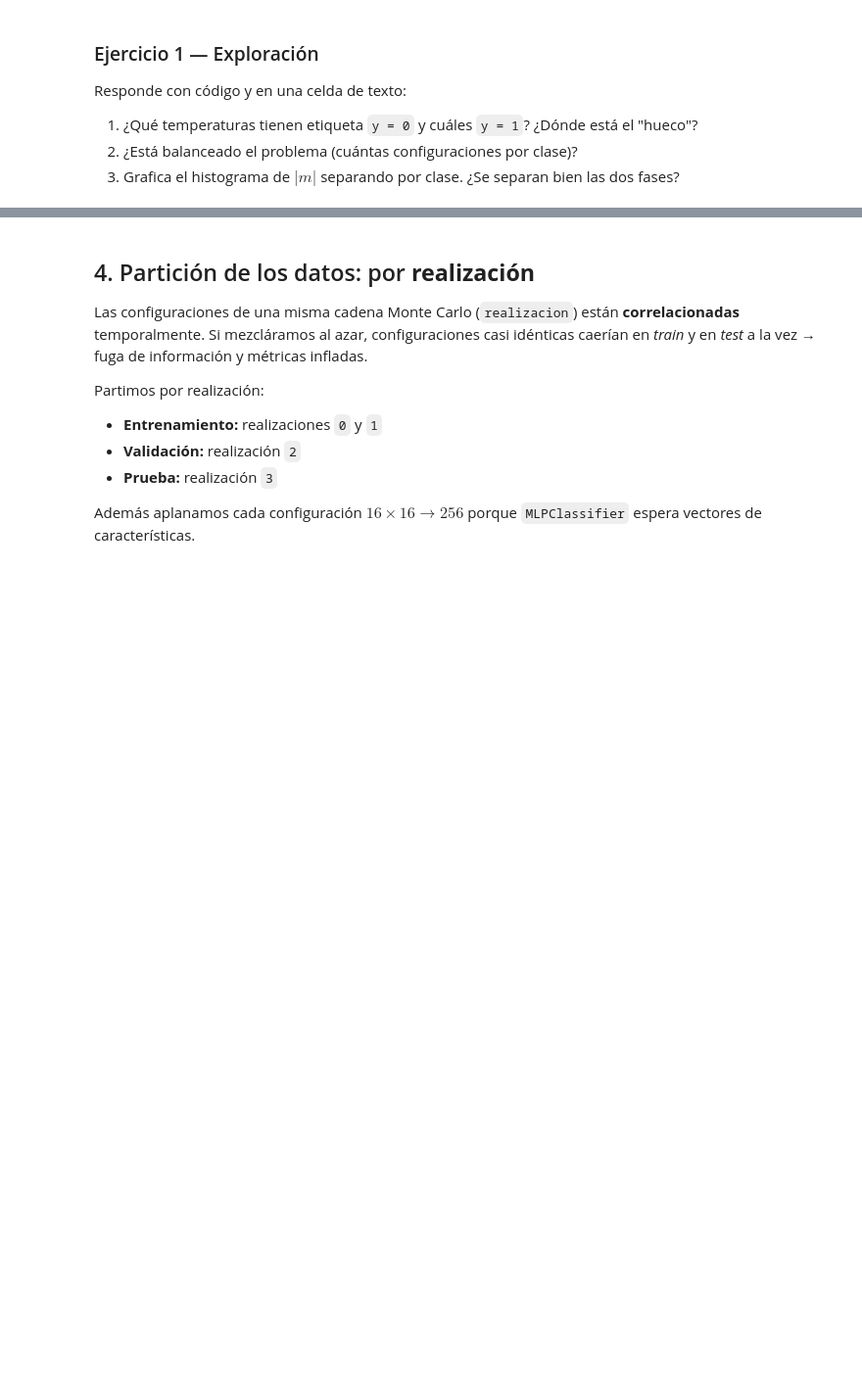
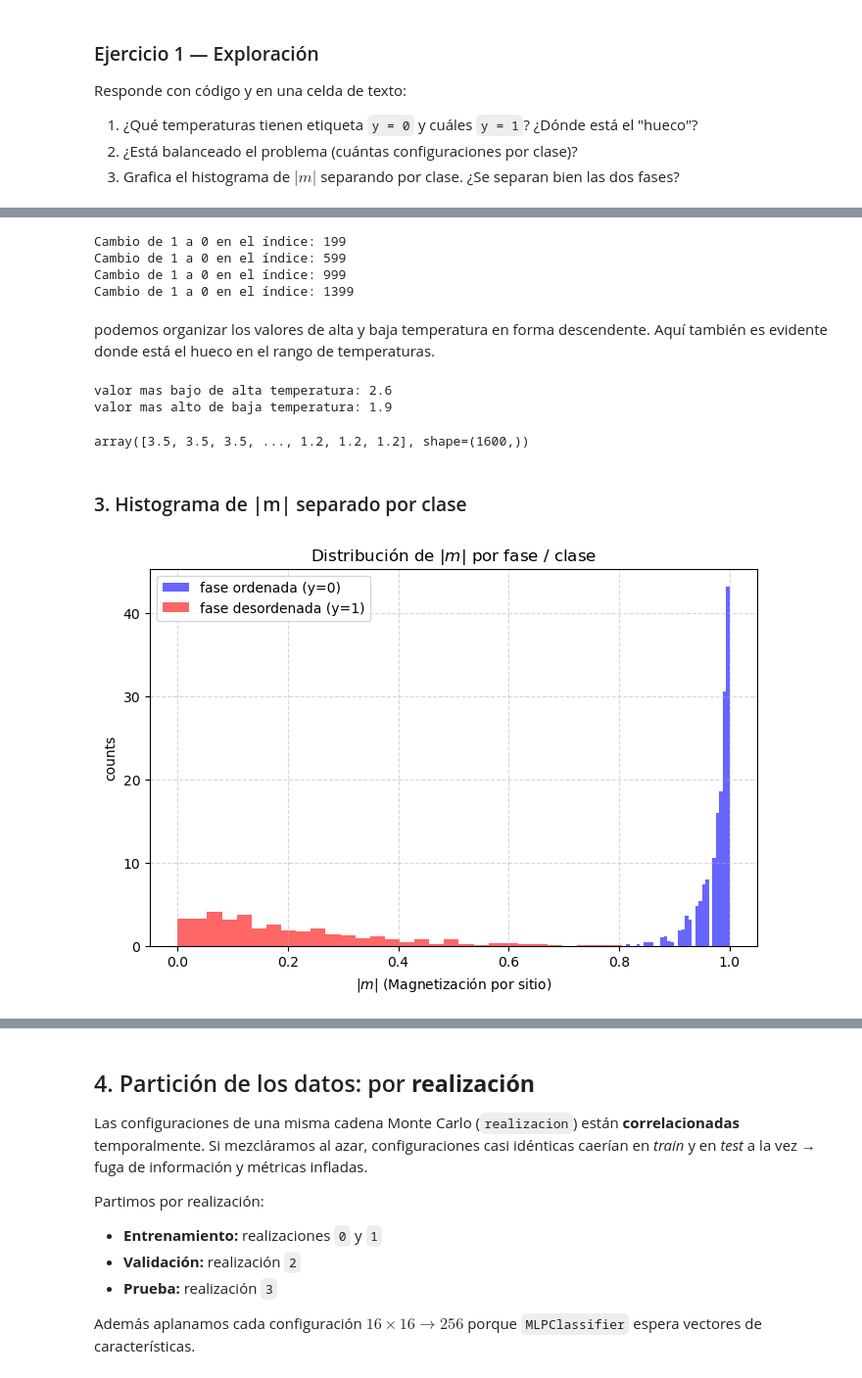
Before and after one commit to CienciaDatosUdea/005_CCA_Estudiantes, a Jupyter notebook: Laboratorios/07_cLab_TcEstudiante.ipynb, the cells around one changed output, grey strips where cells are left out. Shown at 98% size. Drawn from its saved outputs; the diff is of its cells as text; code cells hidden in the pictures; blank space fills up the shorter version.

```diff
--- a/Laboratorios/07_cLab_TcEstudiante.ipynb
+++ b/Laboratorios/07_cLab_TcEstudiante.ipynb
@@ -99,3 +160,62 @@ Responde con código y en una celda de texto:
+# %%
+# encontar donde cambia de 1 a 0
+for i in range(len(y)-1):
+    if y[i] == 1 and y[i+1] == 0:
+        print("Cambio de 1 a 0 en el índice:", i)
+
+# los datos de temperatura no están comletamente ordenados
+# %% [output]
+Cambio de 1 a 0 en el índice: 199
+Cambio de 1 a 0 en el índice: 599
+Cambio de 1 a 0 en el índice: 999
+Cambio de 1 a 0 en el índice: 1399
+# %% [markdown]
+podemos organizar los valores de alta y baja temperatura en forma descendente. Aquí también es evidente donde está el hueco en el rango de temperaturas.
+# %%
+
+sorted_hight_values = np.sort(hight_values)[::-1]  # Ordenar de mayor a menor los valores de alta temperatura
+sorted_lowt_values = np.sort(lowt_values)[::-1]  # Ordenar de menor a mayor los valores de baja temperatura
+
+print("valor mas bajo de alta temperatura:", sorted_hight_values[-1])  # Imprimir el valor más bajo de alta temperatura
+print("valor mas alto de baja temperatura:", sorted_lowt_values[0])  # Imprimir el valor más alto de baja temperatura
+
+sorted_temp_values = np.sort(T)[::-1]  # Ordenar todas las temperaturas presentes en el diccionario temp
+sorted_temp_values
+# %% [output]
+valor mas bajo de alta temperatura: 2.6
+valor mas alto de baja temperatura: 1.9
+array([3.5, 3.5, 3.5, ..., 1.2, 1.2, 1.2], shape=(1600,))
+# %% [markdown]
+### 3. Histograma de |m| separado por clase
+# %%
+
+# 3. Histograma de |m| separado por clase
+plt.figure(figsize=(8, 5))
+plt.hist(
+    np.abs(m[y == 0]),
+    bins=30,
+    alpha=0.6,
+    label="fase ordenada (y=0)",
+    color="blue",
+    density=True,
+)
+plt.hist(
+    np.abs(m[y == 1]),
+    bins=30,
+    alpha=0.6,
+    label="fase desordenada (y=1)",
+    color="red",
+    density=True,
+)
+
+plt.xlabel(r"$|m|$ (Magnetización por sitio)")
+plt.ylabel("counts")
+plt.title("Distribución de $|m|$ por fase / clase")
+plt.legend()
+plt.grid(True, linestyle="--", alpha=0.5)
+plt.show()
+# %% [output]
+[figure, added]
 # %%
 # Configuraciones típicas a T baja y T alta
 fig, axes = plt.subplots(2, 4, figsize=(11, 6))
```
Also changed, not shown: parts of 25 cells of this notebook, 1 other file.
